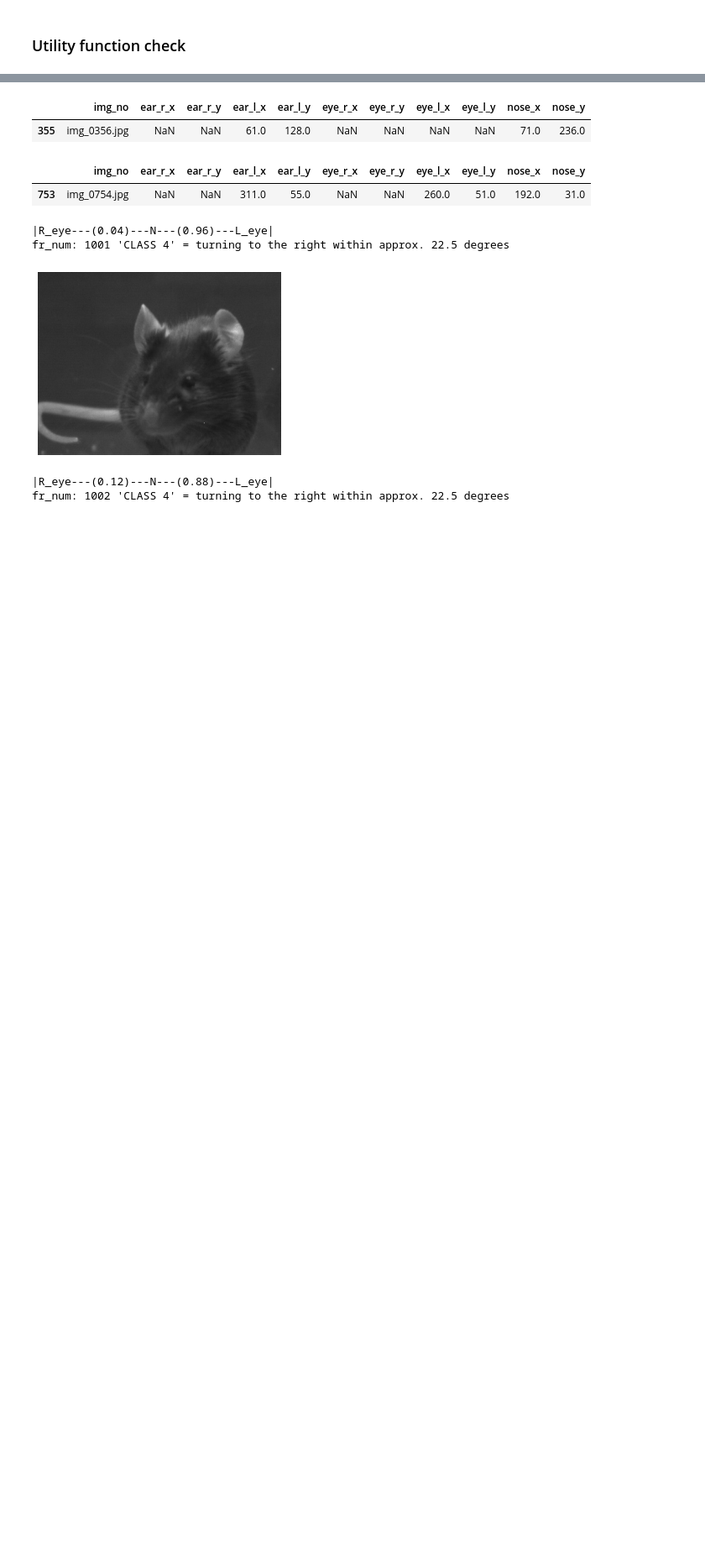
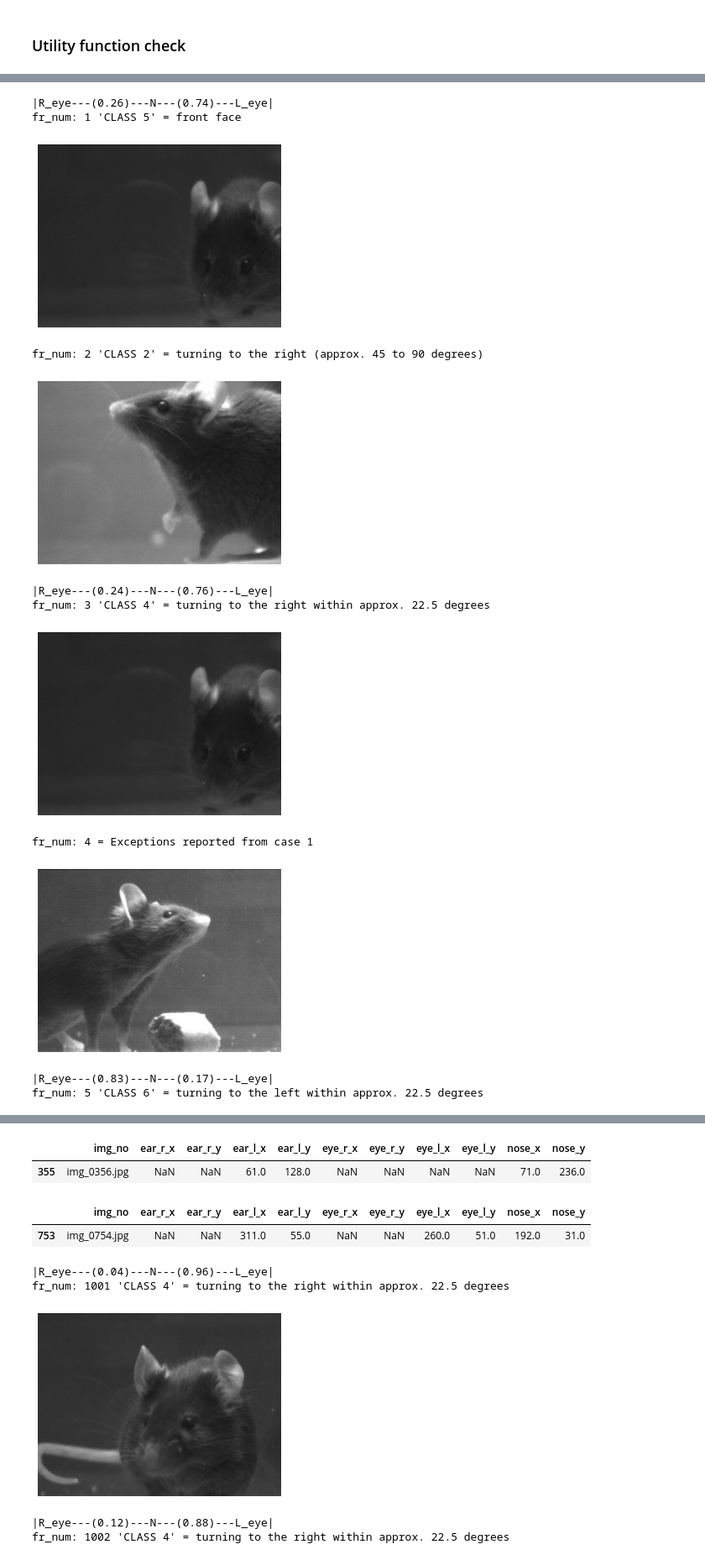
Before and after one commit to caocao0525/Mouse01, a Jupyter notebook: function_check_stage.ipynb, the cells around one changed output, grey strips where cells are left out. Shown at 84% size. Drawn from its saved outputs; the diff is of its cells as text; code cells hidden in the pictures; blank space fills up the shorter version.

```diff
--- a/function_check_stage.ipynb
+++ b/function_check_stage.ipynb
@@ -4,0 +272,3 @@ from functions import *
+# %%
+data_part = data[:5]
+data_part
@@ -4,0 +282,15 @@ from functions import *
+# %%
+showClass(data_part)
+# %% [output]
+|R_eye---(0.26)---N---(0.74)---L_eye|
+fr_num: 1 'CLASS 5' = front face
+[figure, added]
+fr_num: 2 'CLASS 2' = turning to the right (approx. 45 to 90 degrees)
+[figure, added]
+|R_eye---(0.24)---N---(0.76)---L_eye|
+fr_num: 3 'CLASS 4' = turning to the right within approx. 22.5 degrees
+[figure, added]
+fr_num: 4 = Exceptions reported from case 1
+[figure, added]
+|R_eye---(0.83)---N---(0.17)---L_eye|
+fr_num: 5 'CLASS 6' = turning to the left within approx. 22.5 degrees
```
Also changed, not shown: parts of 7 cells of this notebook.
